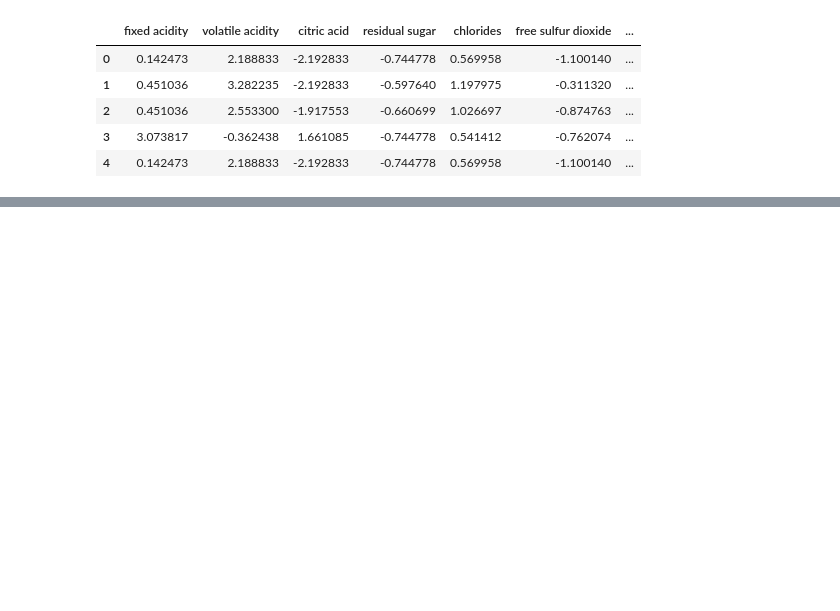
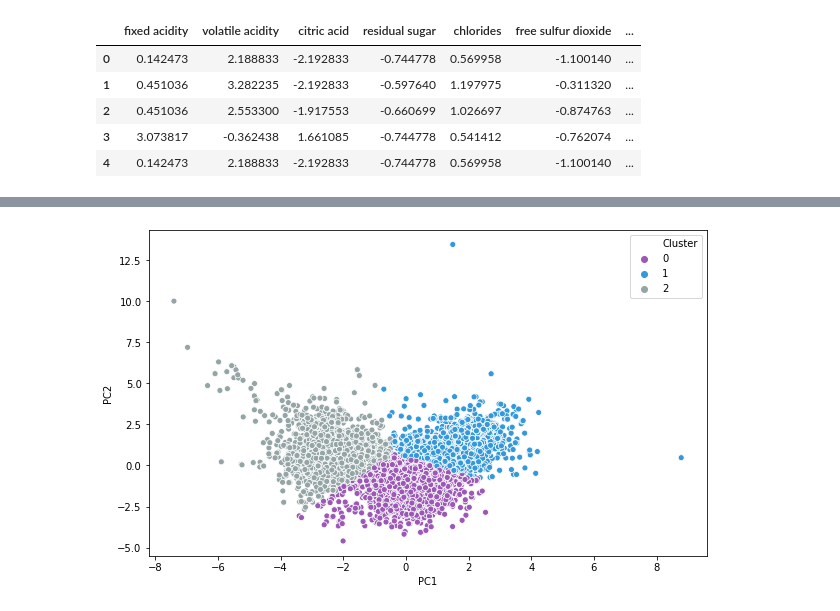
Before and after one commit to barbosarafael/DS_Avancado, a Jupyter notebook: wine_projeto/notebook_projeto.ipynb, the cells around one changed output, grey strips where cells are left out. Drawn from its saved outputs; the diff is of its cells as text; code cells hidden in the pictures; blank space fills up the shorter version.

```diff
--- a/wine_projeto/notebook_projeto.ipynb
+++ b/wine_projeto/notebook_projeto.ipynb
@@ -27,7 +28,7 @@ banco_white = pd.read_csv("data/winequality-white.csv", sep = ";")
 banco_red["classification"] = "Red"
 banco_white["classification"] = "White"
 
-banco = pd.concat([banco_red, banco_white], axis = 0)
+banco = pd.concat([banco_red, banco_white], axis = 0).reset_index(drop = True)
 
 f"O dataset possui {banco.shape[0]} observações e {banco.shape[1]} variáveis"
 # %% [output]
@@ -173,3 +176,13 @@ banco_quant.head()
 | 2 | 0.451036 | 2.553300 | -1.917553 | -0.660699 | 1.026697 | -0.874763 | ... |
 | 3 | 3.073817 | -0.362438 | 1.661085 | -0.744778 | 0.541412 | -0.762074 | ... |
 | 4 | 0.142473 | 2.188833 | -2.192833 | -0.744778 | 0.569958 | -1.100140 | ... |
+# %%
+# Redução de dimensionalidade com PCA
+
+from sklearn.decomposition import PCA
+
+model_pca = PCA(n_components = 2).fit(banco_quant)
+
+banco_pca = model_pca.transform(banco_quant)
+
+banco_pca
@@ -176,5 +197,5 @@ banco_quant.head()
 # %%
-kmeans = KMeans(n_clusters = 2, init = "random")
+kmeans = KMeans(n_clusters = 3, init = "random")
 
-kmeans.fit(banco_quant)
+kmeans.fit(banco_pca)
 # %% [output]
@@ -223,0 +203,6 @@ df_comp_km[df_comp_km["verdadeiro"] != df_comp_km["predito_km"]]
+# %%
+df_plot_km = pd.concat([banco.reset_index(drop = True),
+                        pd.DataFrame(banco_pca, columns = ["PC1", "PC2"]),
+                        pd.DataFrame(kmeans.labels_, columns = ["Cluster"])], axis = 1)
+
+df_plot_km.head()
@@ -223,0 +216,6 @@ df_comp_km[df_comp_km["verdadeiro"] != df_comp_km["predito_km"]]
+# %%
+plt.figure(figsize = (10, 6))
+
+_ = sns.scatterplot(x = "PC1", y = "PC2", hue = "Cluster", data = df_plot_km, palette = ["#9b59b6", "#3498db", "#95a5a6"])
+# %% [output]
+[figure, added]
```
Also changed, not shown: parts of 15 cells of this notebook.
